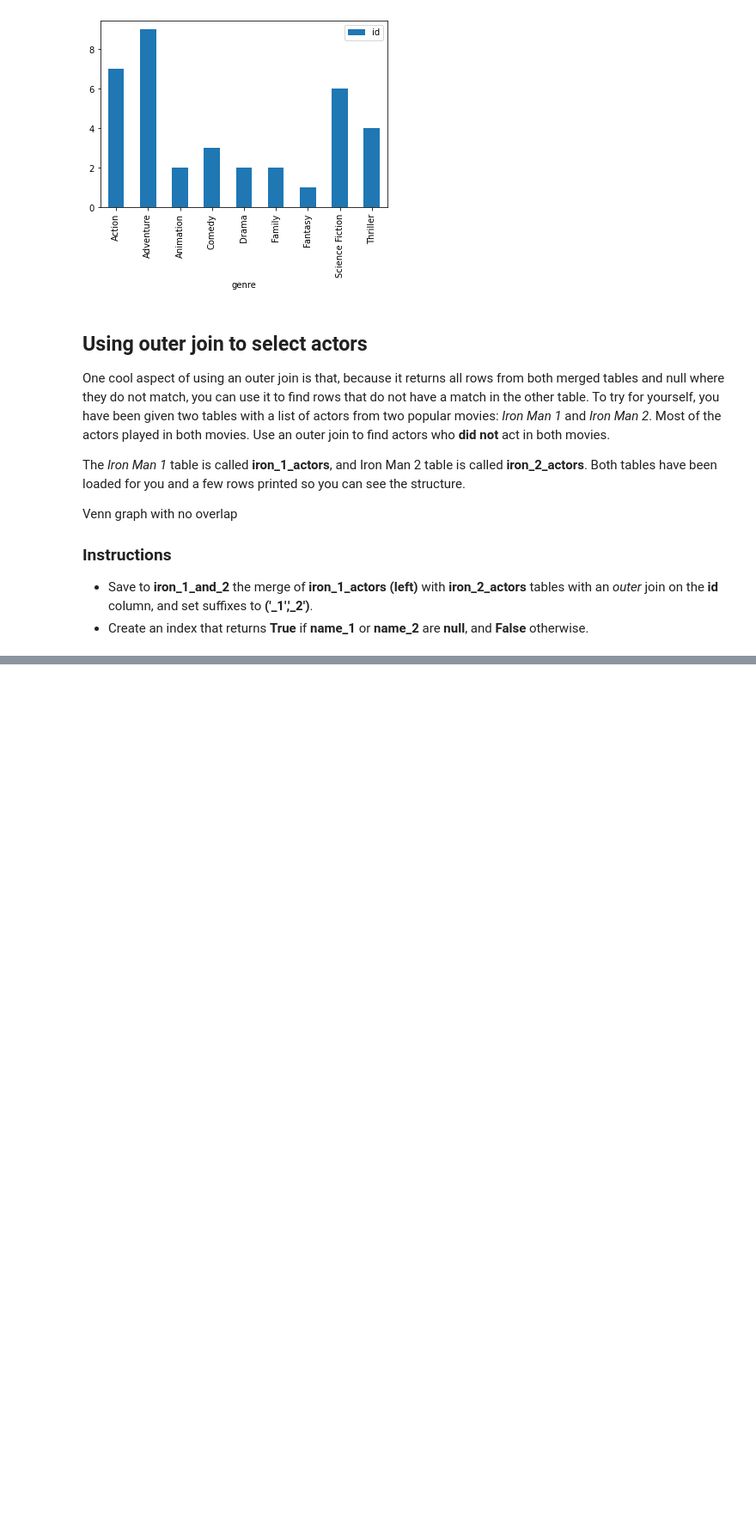
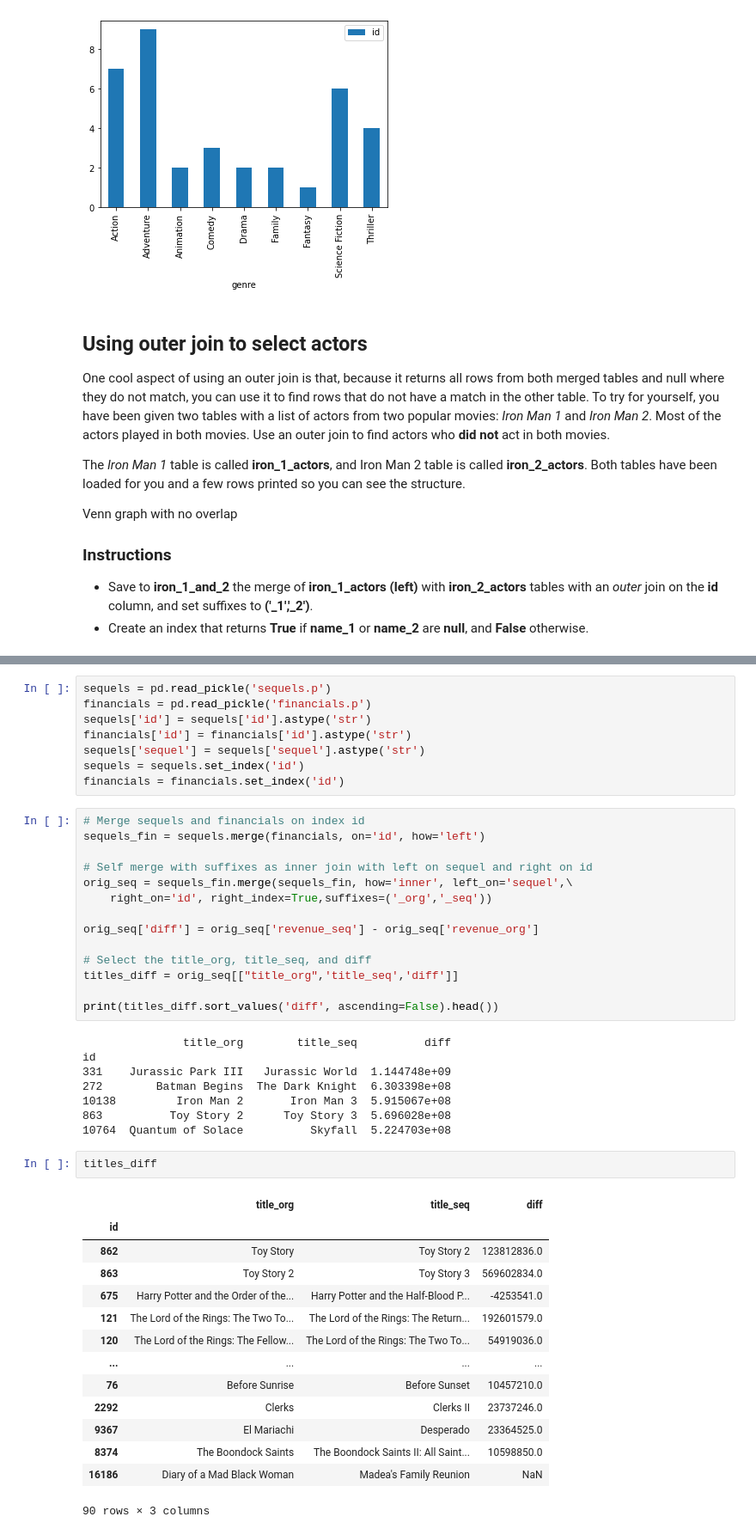
Before and after one commit to alanwake47/pythonlearn, a Jupyter notebook: DataCamp/4- Joining Data with Pandas/joining_data.ipynb, the cells around one changed output, grey strips where cells are left out. Shown at 86% size. Saved outputs shown, nothing was run; the diff lists cells and outputs as text; blank space fills up the shorter version.

```diff
--- a/DataCamp/4- Joining Data with Pandas/joining_data.ipynb
+++ b/DataCamp/4- Joining Data with Pandas/joining_data.ipynb
@@ -416,0 +550,47 @@ Venn graph with no overlap
+# %%
+sequels = pd.read_pickle('sequels.p')
+financials = pd.read_pickle('financials.p')
+sequels['id'] = sequels['id'].astype('str')
+financials['id'] = financials['id'].astype('str')
+sequels['sequel'] = sequels['sequel'].astype('str')
+sequels = sequels.set_index('id')
+financials = financials.set_index('id')
+# %%
+# Merge sequels and financials on index id
+sequels_fin = sequels.merge(financials, on='id', how='left')
+
+# Self merge with suffixes as inner join with left on sequel and right on id
+orig_seq = sequels_fin.merge(sequels_fin, how='inner', left_on='sequel',\
+    right_on='id', right_index=True,suffixes=('_org','_seq'))
+
+orig_seq['diff'] = orig_seq['revenue_seq'] - orig_seq['revenue_org']
+
+# Select the title_org, title_seq, and diff
+titles_diff = orig_seq[["title_org",'title_seq','diff']]
+
+print(titles_diff.sort_values('diff', ascending=False).head())
+# %% [output]
+               title_org        title_seq          diff
+id
+331    Jurassic Park III   Jurassic World  1.144748e+09
+272        Batman Begins  The Dark Knight  6.303398e+08
+10138         Iron Man 2       Iron Man 3  5.915067e+08
+863          Toy Story 2      Toy Story 3  5.696028e+08
+10764  Quantum of Solace          Skyfall  5.224703e+08
+# %%
+titles_diff
+# %% [output]
+|  | title_org | title_seq | diff |
+| id |  |  |  |
+| 862 | Toy Story | Toy Story 2 | 123812836.0 |
+| 863 | Toy Story 2 | Toy Story 3 | 569602834.0 |
+| 675 | Harry Potter and the Order of the... | Harry Potter and the Half-Blood P... | -4253541.0 |
+| 121 | The Lord of the Rings: The Two To... | The Lord of the Rings: The Return... | 192601579.0 |
+| 120 | The Lord of the Rings: The Fellow... | The Lord of the Rings: The Two To... | 54919036.0 |
+| ... | ... | ... | ... |
+| 76 | Before Sunrise | Before Sunset | 10457210.0 |
+| 2292 | Clerks | Clerks II | 23737246.0 |
+| 9367 | El Mariachi | Desperado | 23364525.0 |
+| 8374 | The Boondock Saints | The Boondock Saints II: All Saint... | 10598850.0 |
+| 16186 | Diary of a Mad Black Woman | Madea's Family Reunion | NaN |
+90 rows × 3 columns
```
Also changed, not shown: parts of 10 cells of this notebook.
